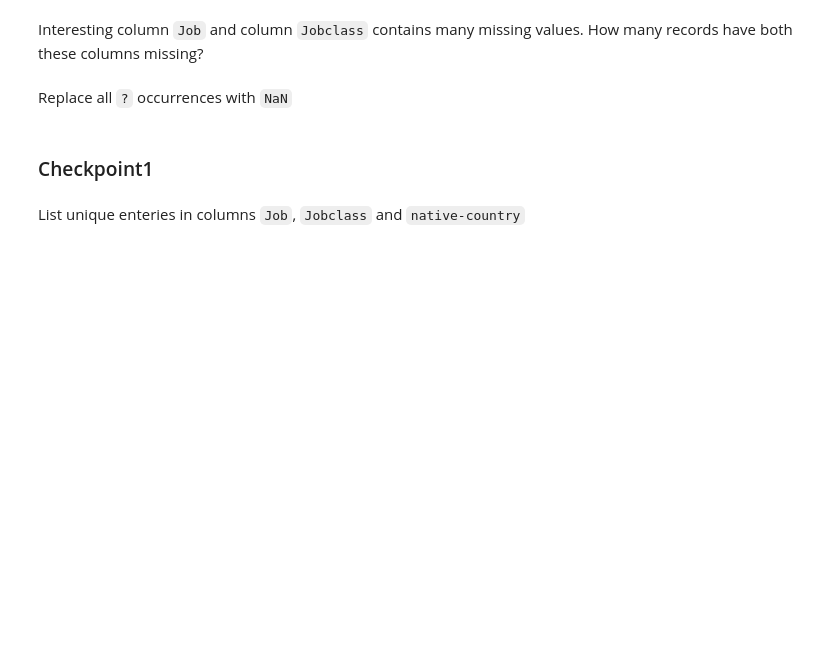
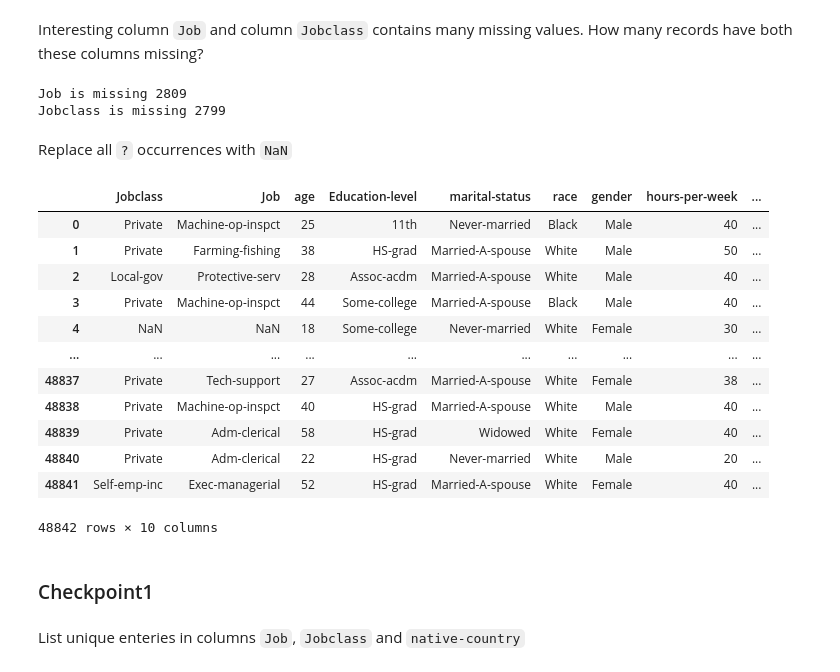
Before and after one commit to ehtisham-sadiq/AI-Learning-Path, a Jupyter notebook: 02_Python_Libraries_for_Data_Science/Assignments/Assignment.ipynb, the cells around one changed output. Saved outputs shown, nothing was run; the diff lists cells and outputs as text; code cells hidden in the pictures; blank space fills up the shorter version.

```diff
--- a/02_Python_Libraries_for_Data_Science/Assignments/Assignment.ipynb
+++ b/02_Python_Libraries_for_Data_Science/Assignments/Assignment.ipynb
@@ -21,3 +37,5 @@ Read the `data.csv` file and display the contents as shown below
 <img src="../images/Fig1.PNG" />
 # %%
 # Your code here
+df = pd.read_csv("../datasets/data.csv")
+df.head()
@@ -37,10 +79,31 @@ In `data.csv`, there are some missing values, which are denoted by `?`. List dow
 Interesting column `Job` and column `Jobclass` contains many missing values. How many records have both these columns missing?
 # %%
 # Your code here
+print(f"Job is missing {missing_values['Job']}")
+print(f"Jobclass is missing {missing_values['Jobclass']}")
+# %% [output]
+Job is missing 2809
+Jobclass is missing 2799
 # %% [markdown]
 Replace all `?` occurrences with `NaN`
 # %%
 # Your code here
+df[df=="?"] = np.nan
+df
+# %% [output]
+|  | Jobclass | Job | age | Education-level | marital-status | race | gender | hours-per-week | ... |
+| 0 | Private | Machine-op-inspct | 25 | 11th | Never-married | Black | Male | 40 | ... |
+| 1 | Private | Farming-fishing | 38 | HS-grad | Married-A-spouse | White | Male | 50 | ... |
+| 2 | Local-gov | Protective-serv | 28 | Assoc-acdm | Married-A-spouse | White | Male | 40 | ... |
+| 3 | Private | Machine-op-inspct | 44 | Some-college | Married-A-spouse | Black | Male | 40 | ... |
+| 4 | NaN | NaN | 18 | Some-college | Never-married | White | Female | 30 | ... |
+| ... | ... | ... | ... | ... | ... | ... | ... | ... | ... |
+| 48837 | Private | Tech-support | 27 | Assoc-acdm | Married-A-spouse | White | Female | 38 | ... |
+| 48838 | Private | Machine-op-inspct | 40 | HS-grad | Married-A-spouse | White | Male | 40 | ... |
+| 48839 | Private | Adm-clerical | 58 | HS-grad | Widowed | White | Female | 40 | ... |
+| 48840 | Private | Adm-clerical | 22 | HS-grad | Never-married | White | Male | 20 | ... |
+| 48841 | Self-emp-inc | Exec-managerial | 52 | HS-grad | Married-A-spouse | White | Female | 40 | ... |
+48842 rows × 10 columns
 # %% [markdown]
 ### Checkpoint1
 # %% [markdown]
```
Also changed, not shown: parts of 13 cells of this notebook.
